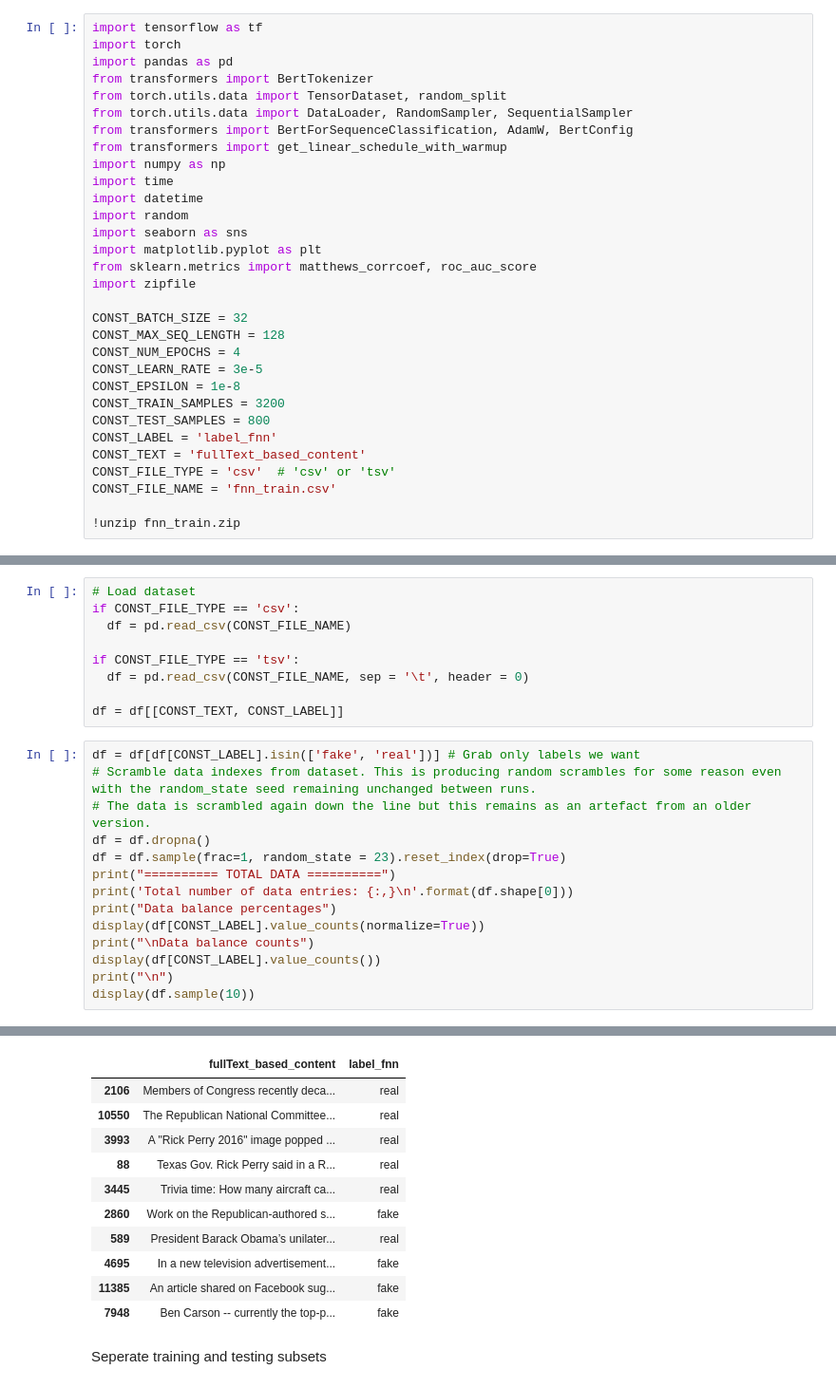
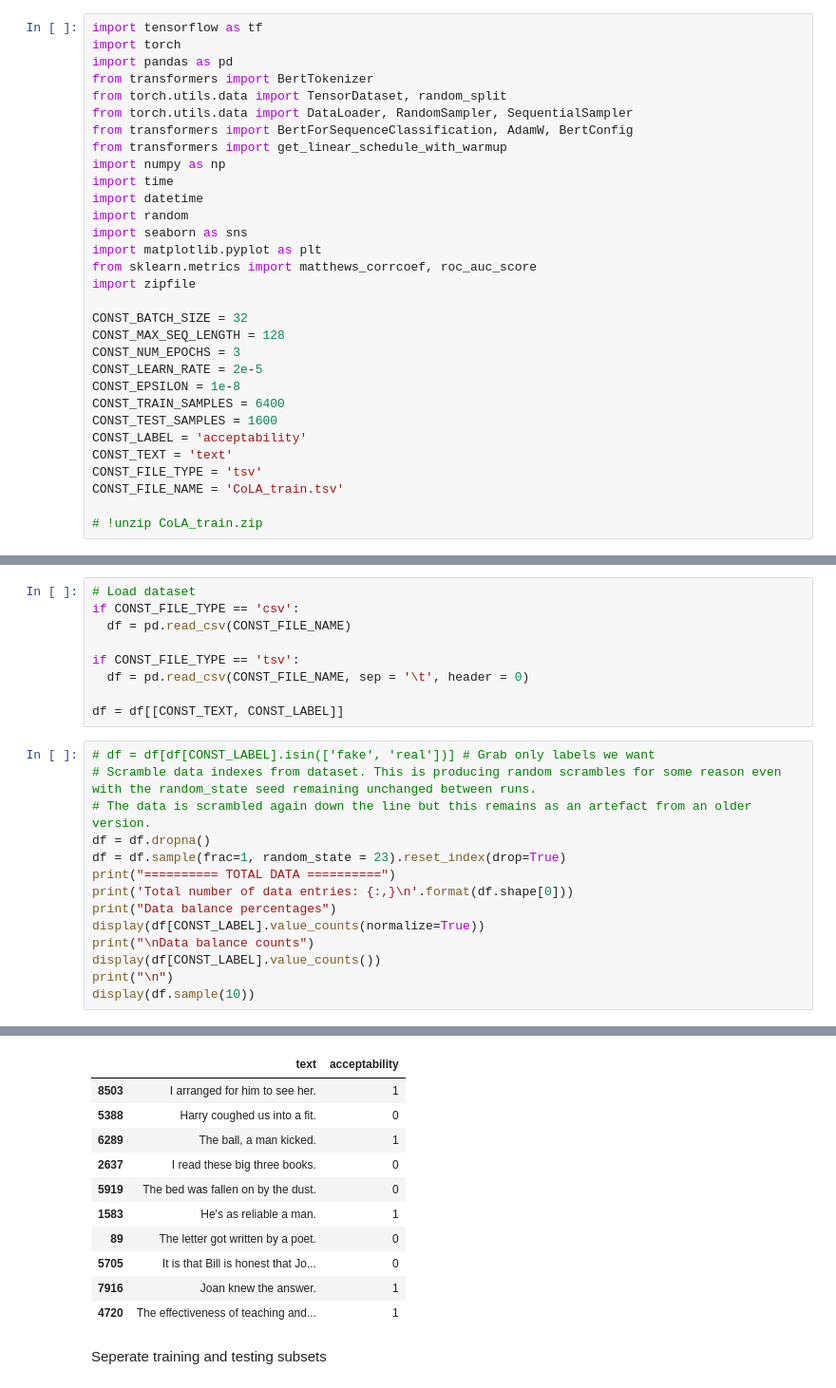
Before and after one commit to Johoodcoder/CS490Project, a Jupyter notebook: Notebooks/CS490ProjectHuggingImplementation.ipynb, the cells around one changed output, grey strips where cells are left out. Shown: that part at 95% size. Drawn from its saved outputs; the diff is of its cells as text.

Commit message:
CoLA tests complete. Good results.

```diff
--- a/Notebooks/CS490ProjectHuggingImplementation.ipynb
+++ b/Notebooks/CS490ProjectHuggingImplementation.ipynb
@@ -47,17 +47,17 @@ import zipfile
 
 CONST_BATCH_SIZE = 32
 CONST_MAX_SEQ_LENGTH = 128
-CONST_NUM_EPOCHS = 4
-CONST_LEARN_RATE = 3e-5
+CONST_NUM_EPOCHS = 3
+CONST_LEARN_RATE = 2e-5
 CONST_EPSILON = 1e-8
-CONST_TRAIN_SAMPLES = 3200
-CONST_TEST_SAMPLES = 800
-CONST_LABEL = 'label_fnn'
-CONST_TEXT = 'fullText_based_content'
-CONST_FILE_TYPE = 'csv'  # 'csv' or 'tsv'
-CONST_FILE_NAME = 'fnn_train.csv'
+CONST_TRAIN_SAMPLES = 6400
+CONST_TEST_SAMPLES = 1600
+CONST_LABEL = 'acceptability'
+CONST_TEXT = 'text'
+CONST_FILE_TYPE = 'tsv'
+CONST_FILE_NAME = 'CoLA_train.tsv'
 
-!unzip fnn_train.zip
+# !unzip CoLA_train.zip
 # %%
 # Get the GPU device name.
 device_name = tf.test.gpu_device_name()
@@ -99,7 +99,7 @@ if CONST_FILE_TYPE == 'tsv':
 
 df = df[[CONST_TEXT, CONST_LABEL]]
 # %%
-df = df[df[CONST_LABEL].isin(['fake', 'real'])] # Grab only labels we want
+# df = df[df[CONST_LABEL].isin(['fake', 'real'])] # Grab only labels we want
 # Scramble data indexes from dataset. This is producing random scrambles for some reason even with the random_state seed remaining unchanged between runs.
 # The data is scrambled again down the line but this remains as an artefact from an older version.
 df = df.dropna()
@@ -127,14 +127,14 @@ Name: label_fnn, dtype: int64
-|  | fullText_based_content | label_fnn |
-| 2106 | Members of Congress recently deca... | real |
-| 10550 | The Republican National Committee... | real |
-| 3993 | A "Rick Perry 2016" image popped ... | real |
-| 88 | Texas Gov. Rick Perry said in a R... | real |
-| 3445 | Trivia time: How many aircraft ca... | real |
-| 2860 | Work on the Republican-authored s... | fake |
-| 589 | President Barack Obama’s unilater... | real |
-| 4695 | In a new television advertisement... | fake |
-| 11385 | An article shared on Facebook sug... | fake |
-| 7948 | Ben Carson -- currently the top-p... | fake |
+|  | text | acceptability |
+| 8503 | I arranged for him to see her. | 1 |
+| 5388 | Harry coughed us into a fit. | 0 |
+| 6289 | The ball, a man kicked. | 1 |
+| 2637 | I read these big three books. | 0 |
+| 5919 | The bed was fallen on by the dust. | 0 |
+| 1583 | He's as reliable a man. | 1 |
+| 89 | The letter got written by a poet. | 0 |
+| 5705 | It is that Bill is honest that Jo... | 0 |
+| 7916 | Joan knew the answer. | 1 |
+| 4720 | The effectiveness of teaching and... | 1 |
 # %% [markdown]
 Seperate training and testing subsets
 # %%
```
Also changed, not shown: parts of 16 cells of this notebook.
